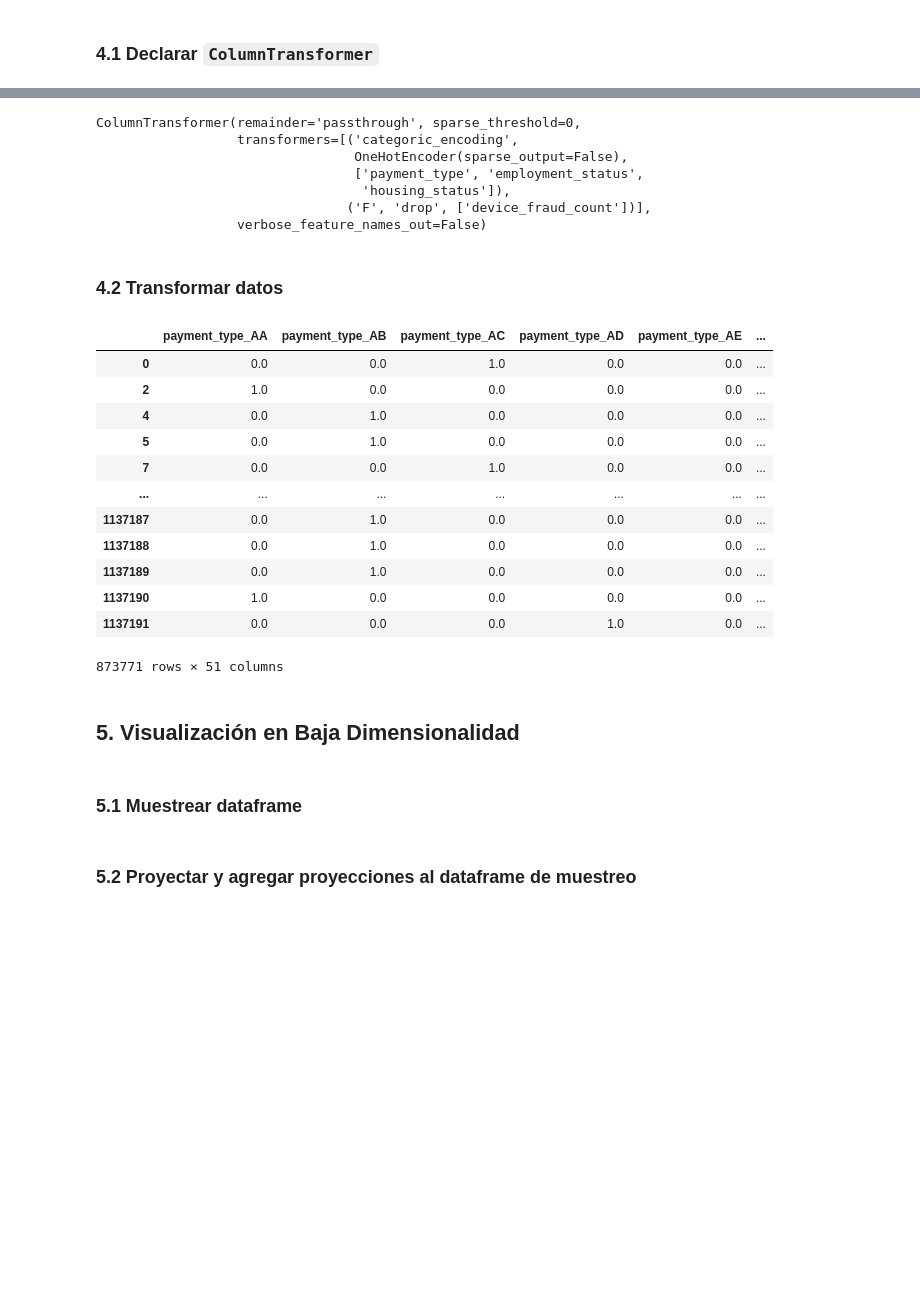
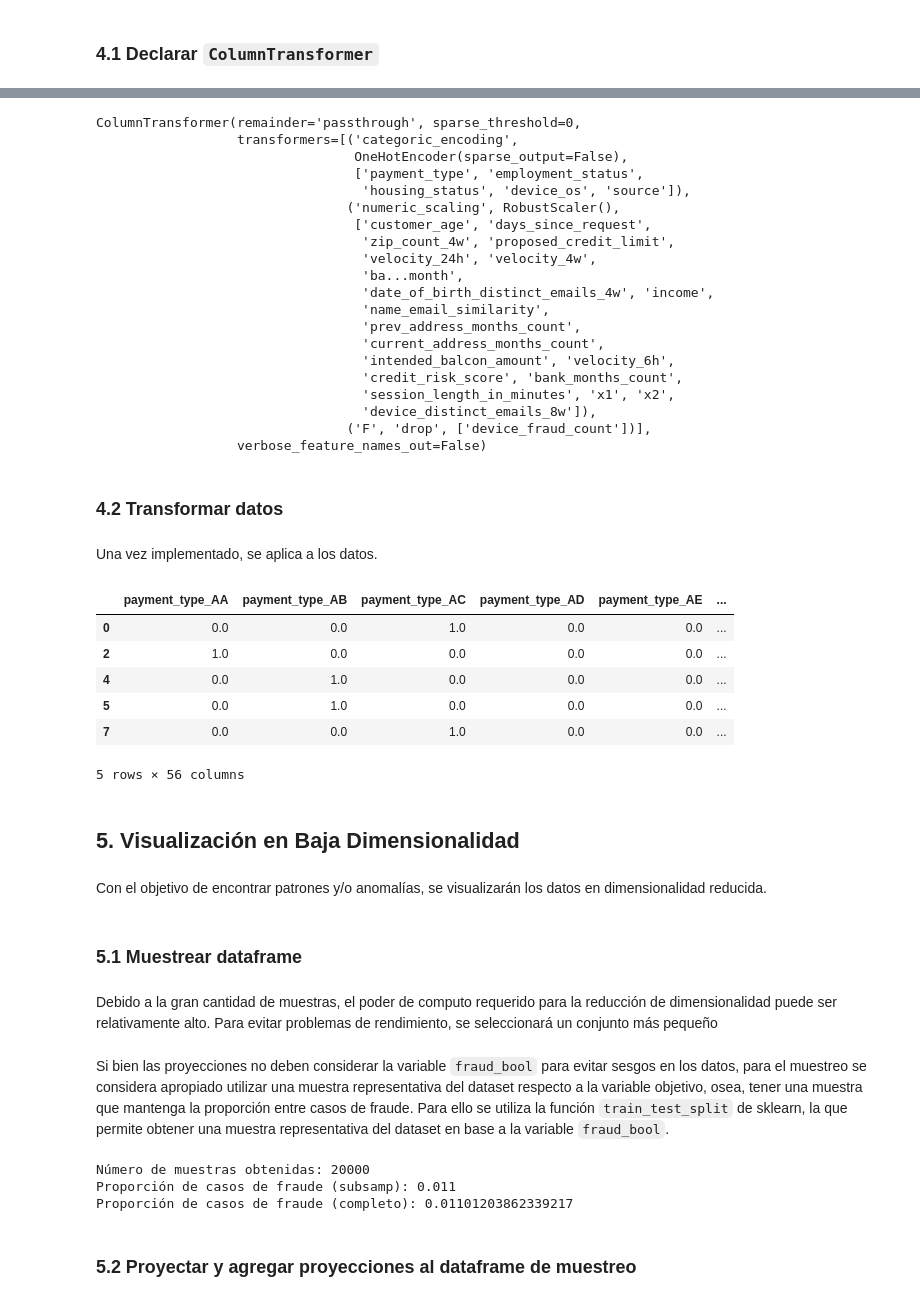
Before and after one commit to G-Urrea/labs_mds-german-antonia, a Jupyter notebook: proyecto_1/Proyecto_1_LabDS.ipynb, the cells around one changed output, grey strips where cells are left out. Drawn from its saved outputs; the diff is of its cells as text; code cells hidden in the pictures; blank space fills up the shorter version.

```diff
--- a/proyecto_1/Proyecto_1_LabDS.ipynb
+++ b/proyecto_1/Proyecto_1_LabDS.ipynb
@@ -626,0 +929,5 @@ from sklearn.preprocessing import OneHotEncoder
+# %%
+numeric_cols = df_customers.dtypes[df_customers.dtypes!='object'].index
+positive_numeric = df_customers[df_customers[numeric_cols]>=0].dropna(how='any', axis=1)
+# Para cachar cuales son las positivas
+positive_numeric.columns
@@ -627,8 +942,17 @@ from sklearn.preprocessing import OneHotEncoder
+# %%
+# Para cachar cuales tienen negativos
+negative_numeric_features = [x for x in numeric_cols if not x in positive_numeric.columns]
 # %%
 categorical_columns = ["payment_type","employment_status", "housing_status", 'device_os', 'source']
+# Se definen manualmente porque algunas positivas no deben escalarse
+positive_numeric_features = ['customer_age', 'days_since_request',
+                             'zip_count_4w', "proposed_credit_limit",  'velocity_24h',
+                             'velocity_4w', 'bank_branch_count_8w',"month", "date_of_birth_distinct_emails_4w"
+                             ,'income', 'name_email_similarity']
 
 ct = ColumnTransformer(
      [("categoric_encoding", OneHotEncoder(sparse_output=False), categorical_columns),
+      ("numeric_scaling", RobustScaler(), positive_numeric_features +negative_numeric_features),
       ("F", 'drop', ['device_fraud_count'])],
      sparse_threshold=0,
      remainder='passthrough',
@@ -641,31 +965,46 @@ ColumnTransformer(remainder='passthrough', sparse_threshold=0,
                   transformers=[('categoric_encoding',
                                  OneHotEncoder(sparse_output=False),
                                  ['payment_type', 'employment_status',
-                                  'housing_status']),
+                                  'housing_status', 'device_os', 'source']),
+                                ('numeric_scaling', RobustScaler(),
+                                 ['customer_age', 'days_since_request',
+                                  'zip_count_4w', 'proposed_credit_limit',
+                                  'velocity_24h', 'velocity_4w',
+                                  'ba...month',
+                                  'date_of_birth_distinct_emails_4w', 'income',
+                                  'name_email_similarity',
+                                  'prev_address_months_count',
+                                  'current_address_months_count',
+                                  'intended_balcon_amount', 'velocity_6h',
+                                  'credit_risk_score', 'bank_months_count',
+                                  'session_length_in_minutes', 'x1', 'x2',
+                                  'device_distinct_emails_8w']),
                                 ('F', 'drop', ['device_fraud_count'])],
                   verbose_feature_names_out=False)
 # %% [markdown]
 ### 4.2 Transformar datos
+# %% [markdown]
+Una vez implementado, se aplica a los datos.
 # %%
-X_trans = ct.fit_transform(df_customers)
+df_trans = ct.fit_transform(df_customers)
 # %%
-X_trans
+df_trans.head()
 # %% [output]
 |  | payment_type_AA | payment_type_AB | payment_type_AC | payment_type_AD | payment_type_AE | ... |
 | 0 | 0.0 | 0.0 | 1.0 | 0.0 | 0.0 | ... |
 | 2 | 1.0 | 0.0 | 0.0 | 0.0 | 0.0 | ... |
 | 4 | 0.0 | 1.0 | 0.0 | 0.0 | 0.0 | ... |
 | 5 | 0.0 | 1.0 | 0.0 | 0.0 | 0.0 | ... |
 | 7 | 0.0 | 0.0 | 1.0 | 0.0 | 0.0 | ... |
-| ... | ... | ... | ... | ... | ... | ... |
-| 1137187 | 0.0 | 1.0 | 0.0 | 0.0 | 0.0 | ... |
-| 1137188 | 0.0 | 1.0 | 0.0 | 0.0 | 0.0 | ... |
-| 1137189 | 0.0 | 1.0 | 0.0 | 0.0 | 0.0 | ... |
-| 1137190 | 1.0 | 0.0 | 0.0 | 0.0 | 0.0 | ... |
-| 1137191 | 0.0 | 0.0 | 0.0 | 1.0 | 0.0 | ... |
-873771 rows × 51 columns
+5 rows × 56 columns
 # %% [markdown]
 ## 5. Visualización en Baja Dimensionalidad
+# %% [markdown]
+Con el objetivo de encontrar patrones y/o anomalías, se visualizarán los datos en dimensionalidad reducida.
 # %% [markdown]
 ### 5.1 Muestrear dataframe
+# %% [markdown]
+Debido a la gran cantidad de muestras, el poder de computo requerido para la reducción de dimensionalidad puede ser relativamente alto. Para evitar problemas de rendimiento, se seleccionará un conjunto más pequeño
+# %% [markdown]
+Si bien las proyecciones no deben considerar la variable `fraud_bool` para evitar sesgos en los datos, para el muestreo se considera apropiado utilizar una muestra representativa del dataset respecto a la variable objetivo, osea, tener una muestra que mantenga la proporción entre casos de fraude. Para ello se utiliza la función `train_test_split` de sklearn, la que permite obtener una muestra representativa del dataset en base a la variable `fraud_bool`.
 # %%
@@ -673,2 +1019,10 @@ X_trans
+# %%
+print(f"Número de muestras obtenidas: {len(X_subsamp)}")
+print(f"Proporción de casos de fraude (subsamp): {y_subsamp.sum()/len(y_subsamp)}")
+print(f"Proporción de casos de fraude (completo): {y_trans.sum()/(len(y_trans))}")
+# %% [output]
+Número de muestras obtenidas: 20000
+Proporción de casos de fraude (subsamp): 0.011
+Proporción de casos de fraude (completo): 0.01101203862339217
 # %% [markdown]
 ### 5.2 Proyectar y agregar proyecciones al dataframe de muestreo
```
Also changed, not shown: parts of 115 cells of this notebook.
